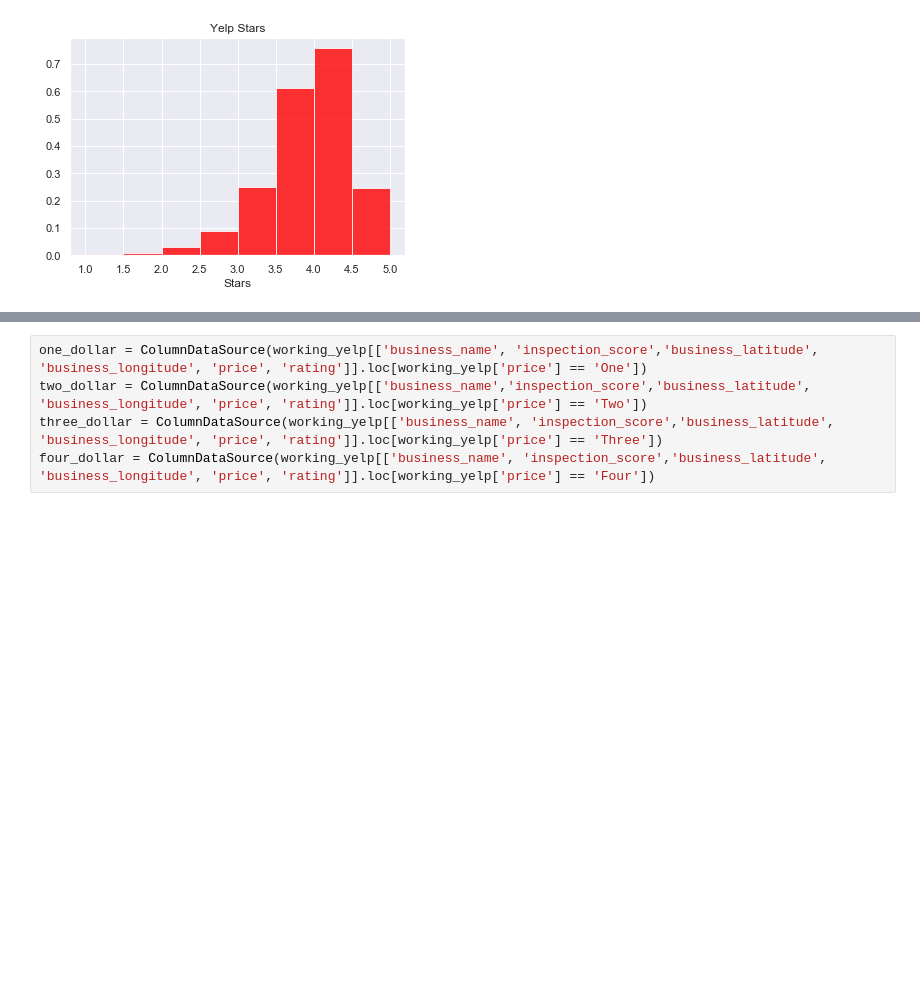
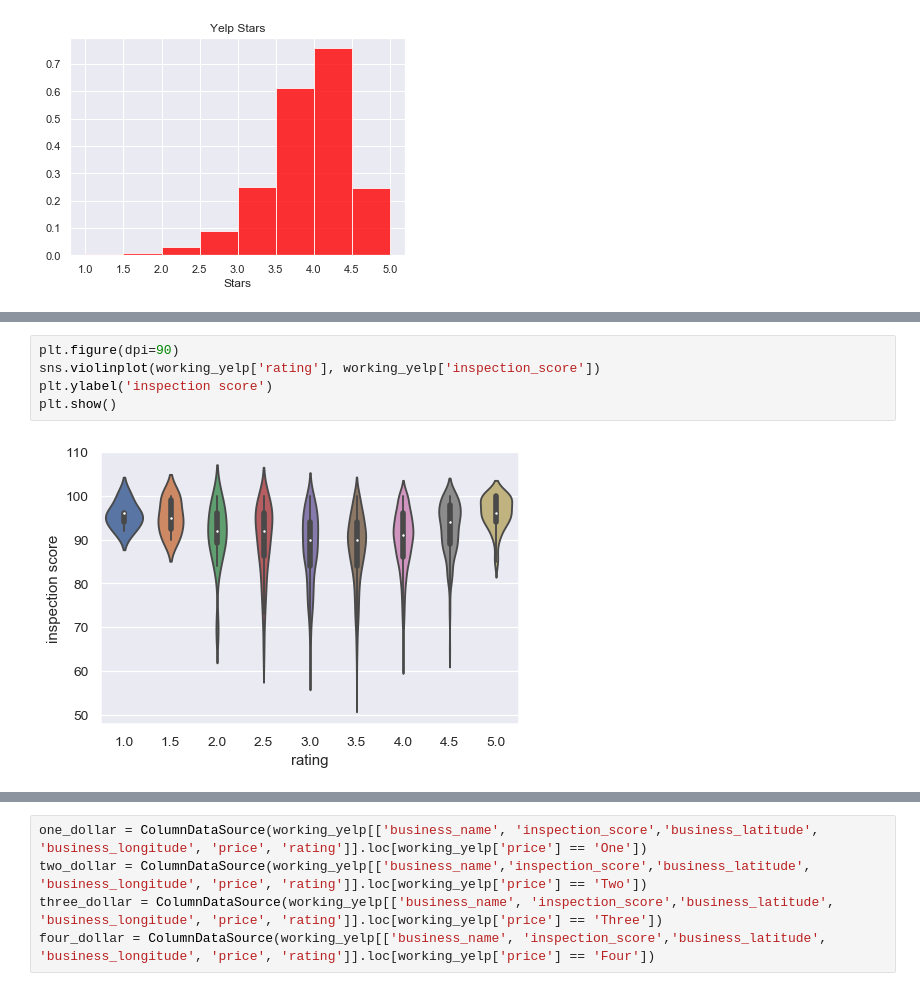
Before and after one commit to ssheridanucsb/SFRP, a Jupyter notebook: SFRP.ipynb, the cells around one changed output, grey strips where cells are left out. Cells and saved outputs as stored; diff of their text form; blank space fills up the shorter version.

```diff
--- a/SFRP.ipynb
+++ b/SFRP.ipynb
@@ -351,0 +391,7 @@ plt.show()
+# %%
+plt.figure(dpi=90)
+sns.violinplot(working_yelp['rating'], working_yelp['inspection_score'])
+plt.ylabel('inspection score')
+plt.show()
+# %% [output]
+[figure, added]
```
Also changed, not shown: parts of 18 cells of this notebook.
